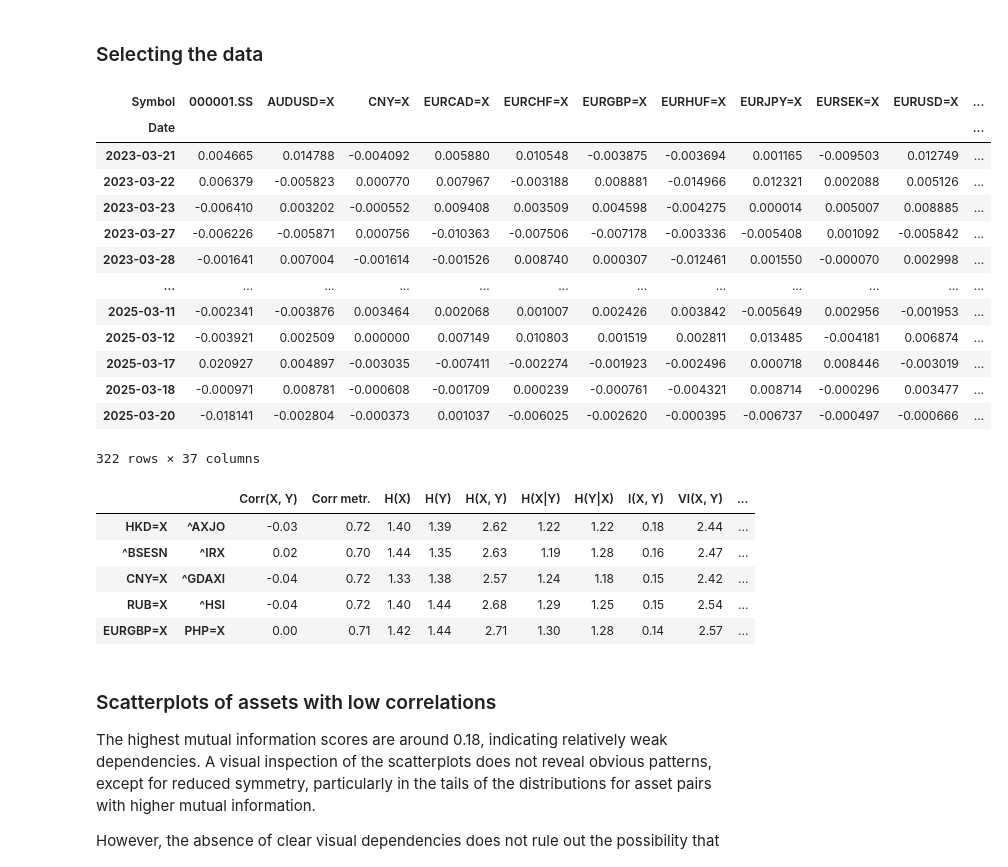
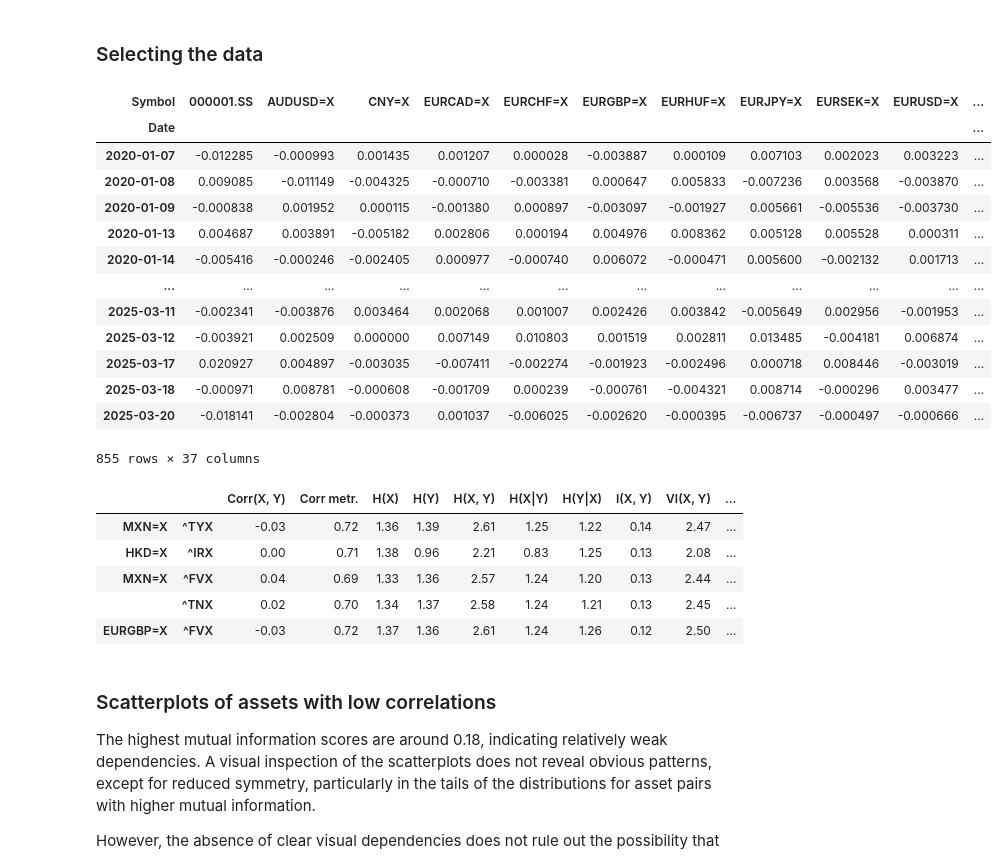
Before and after one commit to jan-fab/ml_for_asset_managers, a Jupyter notebook: 3. Distance Metrics.ipynb, the cells around one changed output. Drawn from its saved outputs; the diff is of its cells as text; code cells hidden in the pictures.

```diff
--- a/3. Distance Metrics.ipynb
+++ b/3. Distance Metrics.ipynb
@@ -409,28 +409,28 @@ Our analysis is based on normalized data with the most extreme outliers removed.
 # %%
 # Choosing the stocks and calculating their log returns
 df_stocks_info = pd.read_csv('stocks_info.csv')
 
 # typeDisp can be 'Equity', 'Currency', 'Cryptocurrency', 'Index', 'Futures'
 chosen_assets = df_stocks_info[df_stocks_info['typeDisp'].isin(['Currency', 'Index'])]['symbol']
 
 df_returns = f.calculate_returns(chosen_assets=chosen_assets, print_high_corr=False)
-df_returns = df_returns.iloc[-322:,:] # Last 2 years of data
+# df_returns = df_returns.iloc[-322:,:] # Last 2 years of data
 df_returns
 # %% [output]
 | Symbol | 000001.SS | AUDUSD=X | CNY=X | EURCAD=X | EURCHF=X | EURGBP=X | EURHUF=X | EURJPY=X | EURSEK=X | EURUSD=X | ... |
 | Date |  |  |  |  |  |  |  |  |  |  | ... |
-| 2023-03-21 | 0.004665 | 0.014788 | -0.004092 | 0.005880 | 0.010548 | -0.003875 | -0.003694 | 0.001165 | -0.009503 | 0.012749 | ... |
-| 2023-03-22 | 0.006379 | -0.005823 | 0.000770 | 0.007967 | -0.003188 | 0.008881 | -0.014966 | 0.012321 | 0.002088 | 0.005126 | ... |
-| 2023-03-23 | -0.006410 | 0.003202 | -0.000552 | 0.009408 | 0.003509 | 0.004598 | -0.004275 | 0.000014 | 0.005007 | 0.008885 | ... |
-| 2023-03-27 | -0.006226 | -0.005871 | 0.000756 | -0.010363 | -0.007506 | -0.007178 | -0.003336 | -0.005408 | 0.001092 | -0.005842 | ... |
-| 2023-03-28 | -0.001641 | 0.007004 | -0.001614 | -0.001526 | 0.008740 | 0.000307 | -0.012461 | 0.001550 | -0.000070 | 0.002998 | ... |
+| 2020-01-07 | -0.012285 | -0.000993 | 0.001435 | 0.001207 | 0.000028 | -0.003887 | 0.000109 | 0.007103 | 0.002023 | 0.003223 | ... |
+| 2020-01-08 | 0.009085 | -0.011149 | -0.004325 | -0.000710 | -0.003381 | 0.000647 | 0.005833 | -0.007236 | 0.003568 | -0.003870 | ... |
+| 2020-01-09 | -0.000838 | 0.001952 | 0.000115 | -0.001380 | 0.000897 | -0.003097 | -0.001927 | 0.005661 | -0.005536 | -0.003730 | ... |
+| 2020-01-13 | 0.004687 | 0.003891 | -0.005182 | 0.002806 | 0.000194 | 0.004976 | 0.008362 | 0.005128 | 0.005528 | 0.000311 | ... |
+| 2020-01-14 | -0.005416 | -0.000246 | -0.002405 | 0.000977 | -0.000740 | 0.006072 | -0.000471 | 0.005600 | -0.002132 | 0.001713 | ... |
 | ... | ... | ... | ... | ... | ... | ... | ... | ... | ... | ... | ... |
 | 2025-03-11 | -0.002341 | -0.003876 | 0.003464 | 0.002068 | 0.001007 | 0.002426 | 0.003842 | -0.005649 | 0.002956 | -0.001953 | ... |
 | 2025-03-12 | -0.003921 | 0.002509 | 0.000000 | 0.007149 | 0.010803 | 0.001519 | 0.002811 | 0.013485 | -0.004181 | 0.006874 | ... |
 | 2025-03-17 | 0.020927 | 0.004897 | -0.003035 | -0.007411 | -0.002274 | -0.001923 | -0.002496 | 0.000718 | 0.008446 | -0.003019 | ... |
 | 2025-03-18 | -0.000971 | 0.008781 | -0.000608 | -0.001709 | 0.000239 | -0.000761 | -0.004321 | 0.008714 | -0.000296 | 0.003477 | ... |
 | 2025-03-20 | -0.018141 | -0.002804 | -0.000373 | 0.001037 | -0.006025 | -0.002620 | -0.000395 | -0.006737 | -0.000497 | -0.000666 | ... |
-322 rows × 37 columns
+855 rows × 37 columns
 # %%
 # Removing the "very big outliers" and normalizing the data
 def remove_outliers(series, IQR_multiplier = 1.5):
@@ -475,11 +475,11 @@ low_mutual_info = df.nsmallest(20, 'I(X, Y)')
 top_mutual_info.head()
 # %% [output]
 |  |  | Corr(X, Y) | Corr metr. | H(X) | H(Y) | H(X, Y) | H(X|Y) | H(Y|X) | I(X, Y) | VI(X, Y) | ... |
-| HKD=X | ^AXJO | -0.03 | 0.72 | 1.40 | 1.39 | 2.62 | 1.22 | 1.22 | 0.18 | 2.44 | ... |
-| ^BSESN | ^IRX | 0.02 | 0.70 | 1.44 | 1.35 | 2.63 | 1.19 | 1.28 | 0.16 | 2.47 | ... |
-| CNY=X | ^GDAXI | -0.04 | 0.72 | 1.33 | 1.38 | 2.57 | 1.24 | 1.18 | 0.15 | 2.42 | ... |
-| RUB=X | ^HSI | -0.04 | 0.72 | 1.40 | 1.44 | 2.68 | 1.29 | 1.25 | 0.15 | 2.54 | ... |
-| EURGBP=X | PHP=X | 0.00 | 0.71 | 1.42 | 1.44 | 2.71 | 1.30 | 1.28 | 0.14 | 2.57 | ... |
+| MXN=X | ^TYX | -0.03 | 0.72 | 1.36 | 1.39 | 2.61 | 1.25 | 1.22 | 0.14 | 2.47 | ... |
+| HKD=X | ^IRX | 0.00 | 0.71 | 1.38 | 0.96 | 2.21 | 0.83 | 1.25 | 0.13 | 2.08 | ... |
+| MXN=X | ^FVX | 0.04 | 0.69 | 1.33 | 1.36 | 2.57 | 1.24 | 1.20 | 0.13 | 2.44 | ... |
+|  | ^TNX | 0.02 | 0.70 | 1.34 | 1.37 | 2.58 | 1.24 | 1.21 | 0.13 | 2.45 | ... |
+| EURGBP=X | ^FVX | -0.03 | 0.72 | 1.37 | 1.36 | 2.61 | 1.24 | 1.26 | 0.12 | 2.50 | ... |
 # %% [markdown]
 ### Scatterplots of assets with low correlations
 
```
Also changed, not shown: parts of 4 cells of this notebook, 6 other files.
